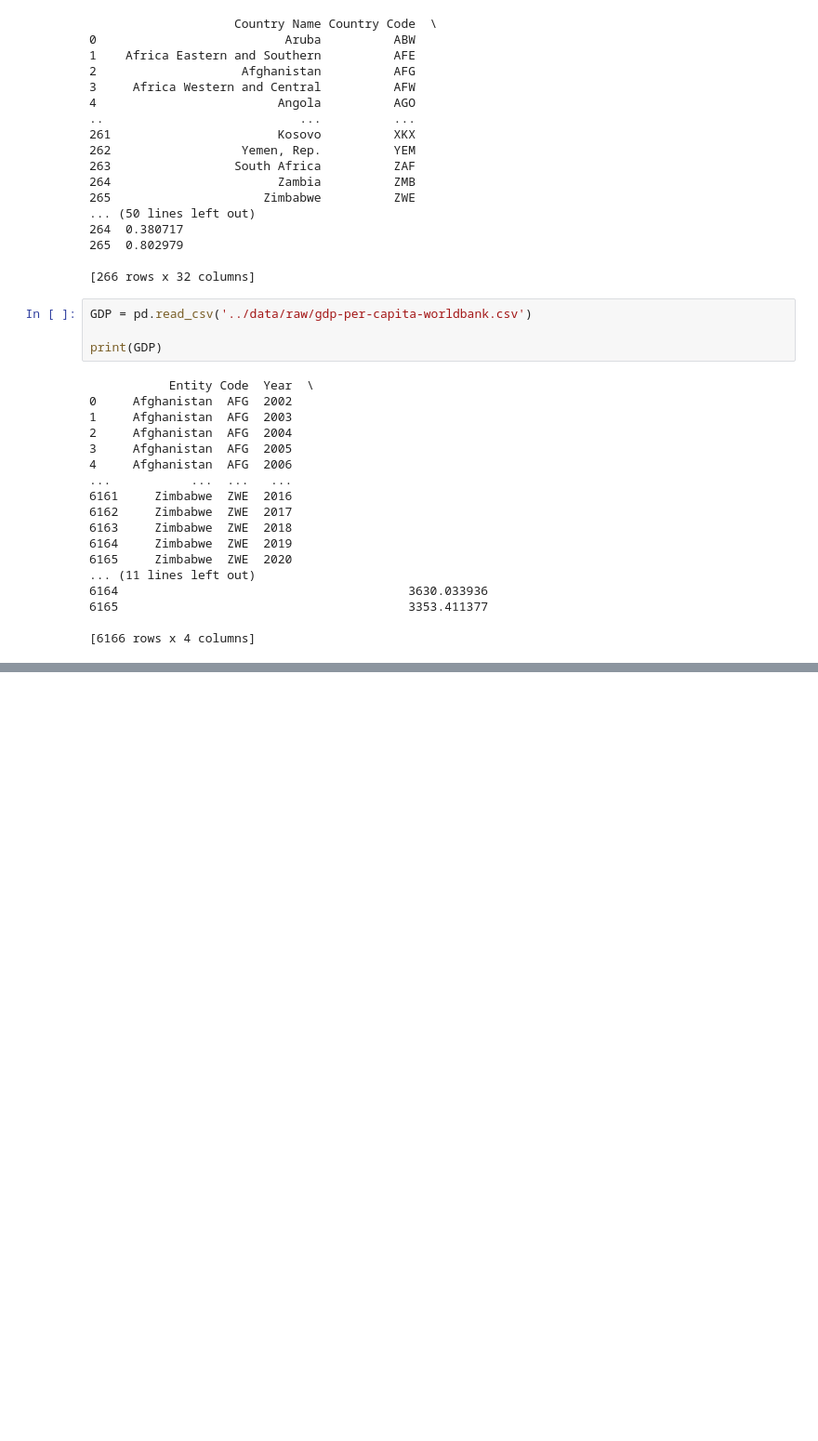
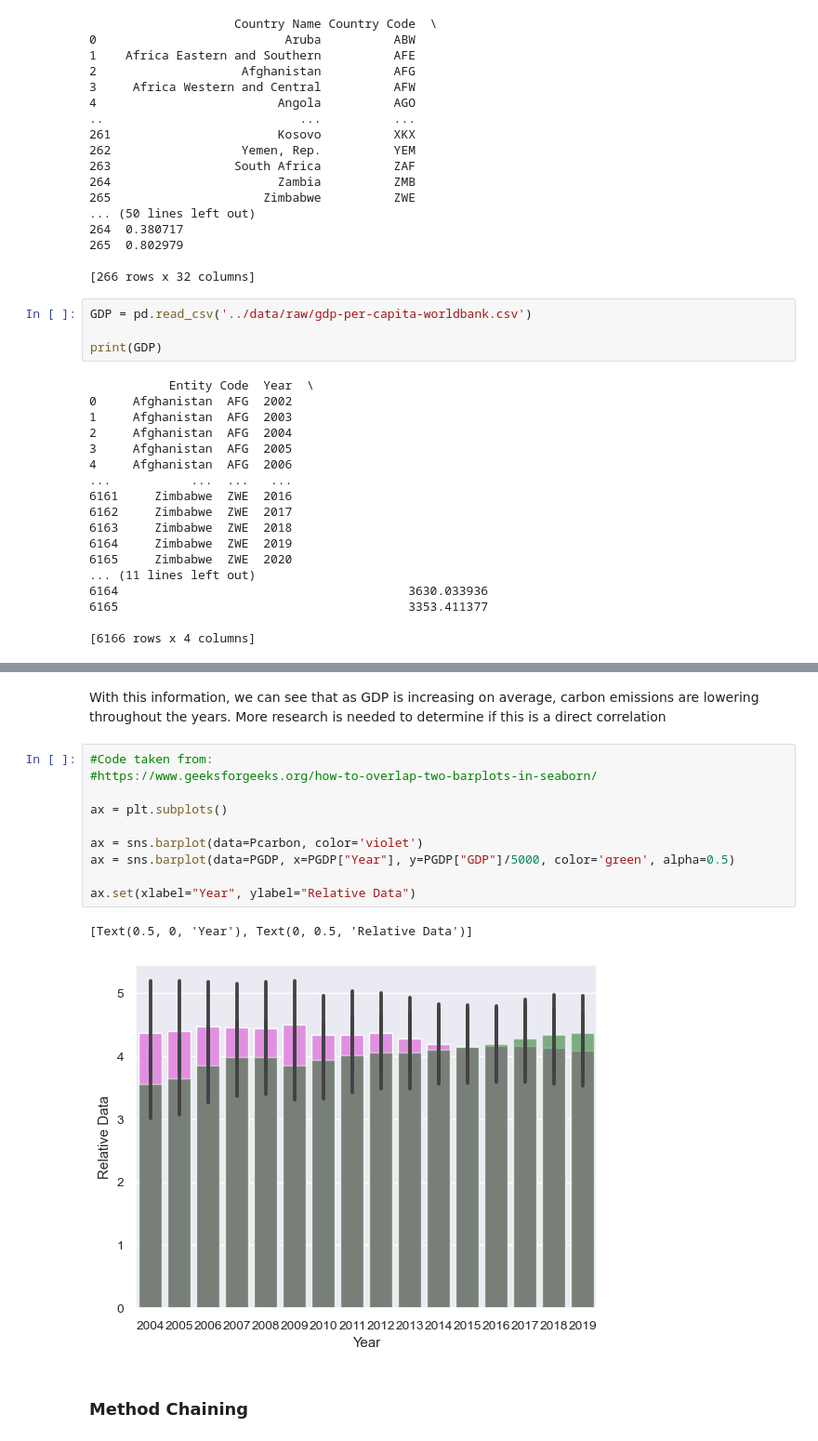
Before and after one commit to ubco-W2022T1-cosc301/project-group42, a Jupyter notebook: notebooks/analysis3.ipynb, the cells around one changed output, grey strips where cells are left out. Shown at 93% size. Saved outputs shown, nothing was run; the diff lists cells and outputs as text; blank space fills up the shorter version.

```diff
--- a/notebooks/analysis3.ipynb
+++ b/notebooks/analysis3.ipynb
@@ -57,0 +136,17 @@ print(GDP)
+# %% [markdown]
+With this information, we can see that as GDP is increasing on average, carbon emissions are lowering throughout the years. More research is needed to determine if this is a direct correlation
+# %%
+#Code taken from:
+#https://www.geeksforgeeks.org/how-to-overlap-two-barplots-in-seaborn/
+
+ax = plt.subplots()
+
+ax = sns.barplot(data=Pcarbon, color='violet')
+ax = sns.barplot(data=PGDP, x=PGDP["Year"], y=PGDP["GDP"]/5000, color='green', alpha=0.5)
+
+ax.set(xlabel="Year", ylabel="Relative Data")
+# %% [output]
+[Text(0.5, 0, 'Year'), Text(0, 0.5, 'Relative Data')]
+[figure, added]
+# %% [markdown]
+### Method Chaining
```
Also changed, not shown: parts of 14 cells of this notebook, 2 other files.
